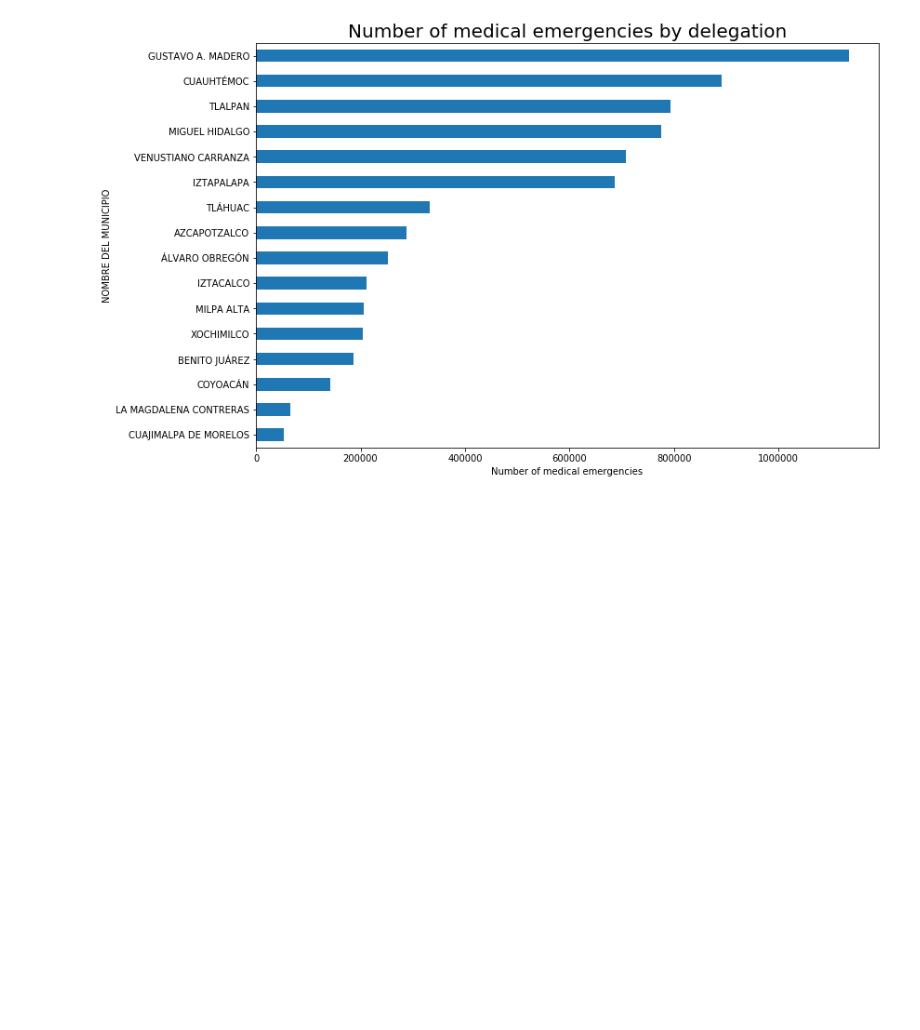
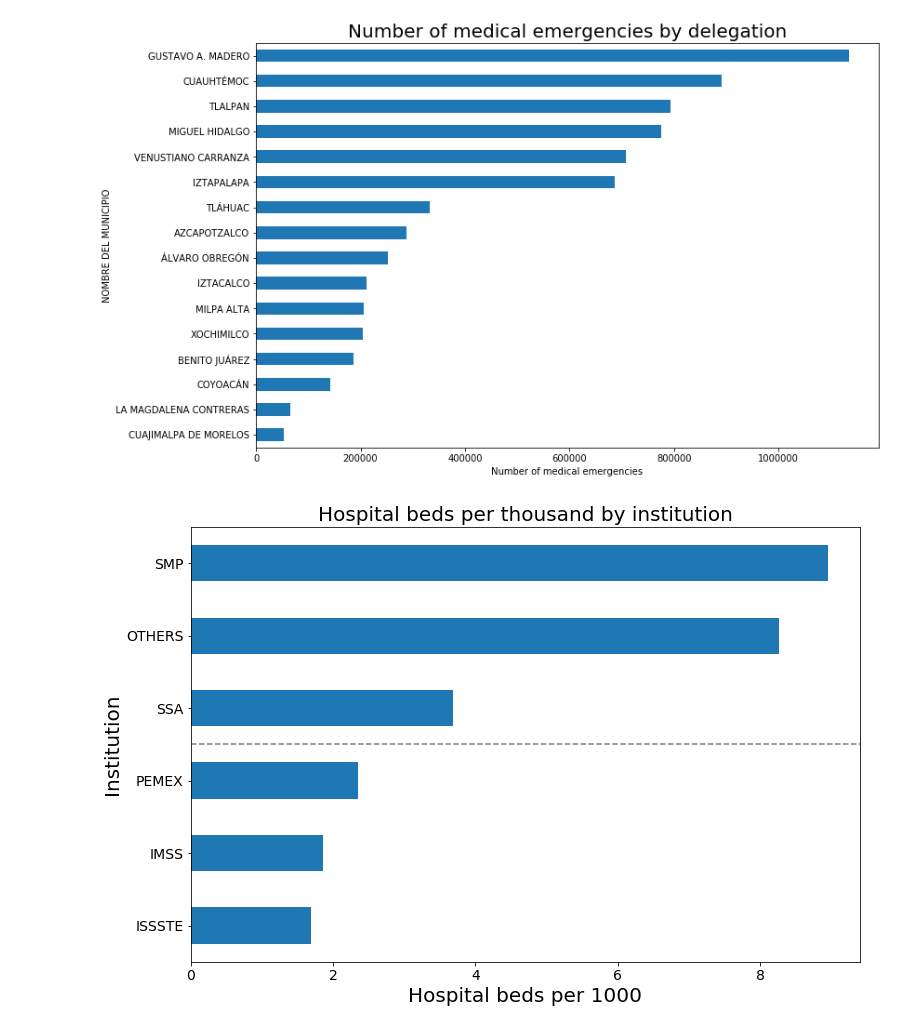
Before and after one commit to JoannePeel/healthcare-data-analysis, a Jupyter notebook: main.ipynb, the cells around one changed output. Drawn from its saved outputs; the diff is of its cells as text; code cells hidden in the pictures; blank space fills up the shorter version.

Commit message:
I added a figure

```diff
--- a/main.ipynb
+++ b/main.ipynb
@@ -1095,3 +1095,17 @@ plt.savefig("figures/emergencies_delegation.png")
 plt.show()
 # %% [output]
 [figure]
+# %%
+total_beds = beds["camas"].sum()
+average_beds_cdmx = (total_beds/Total_pop)*1000
+beds_plot.plot(kind="barh", figsize=(12,8), legend = False)
+plt.title("Hospital beds per thousand by institution").set_size(20)
+plt.xlabel("Hospital beds per 1000").set_size(20)
+plt.ylabel("Institution").set_size(20)
+plt.tick_params(axis="x", labelsize=14)
+plt.tick_params(axis="y", labelsize=14)
+plt.axhline(average_beds_cdmx, color='grey', linestyle= '--', label="Mexico City average")
+plt.savefig("beds_capita_institution_hor.png")
+plt.show()
+# %% [output]
+[figure, added]
```
Also changed, not shown: 11 other files.
